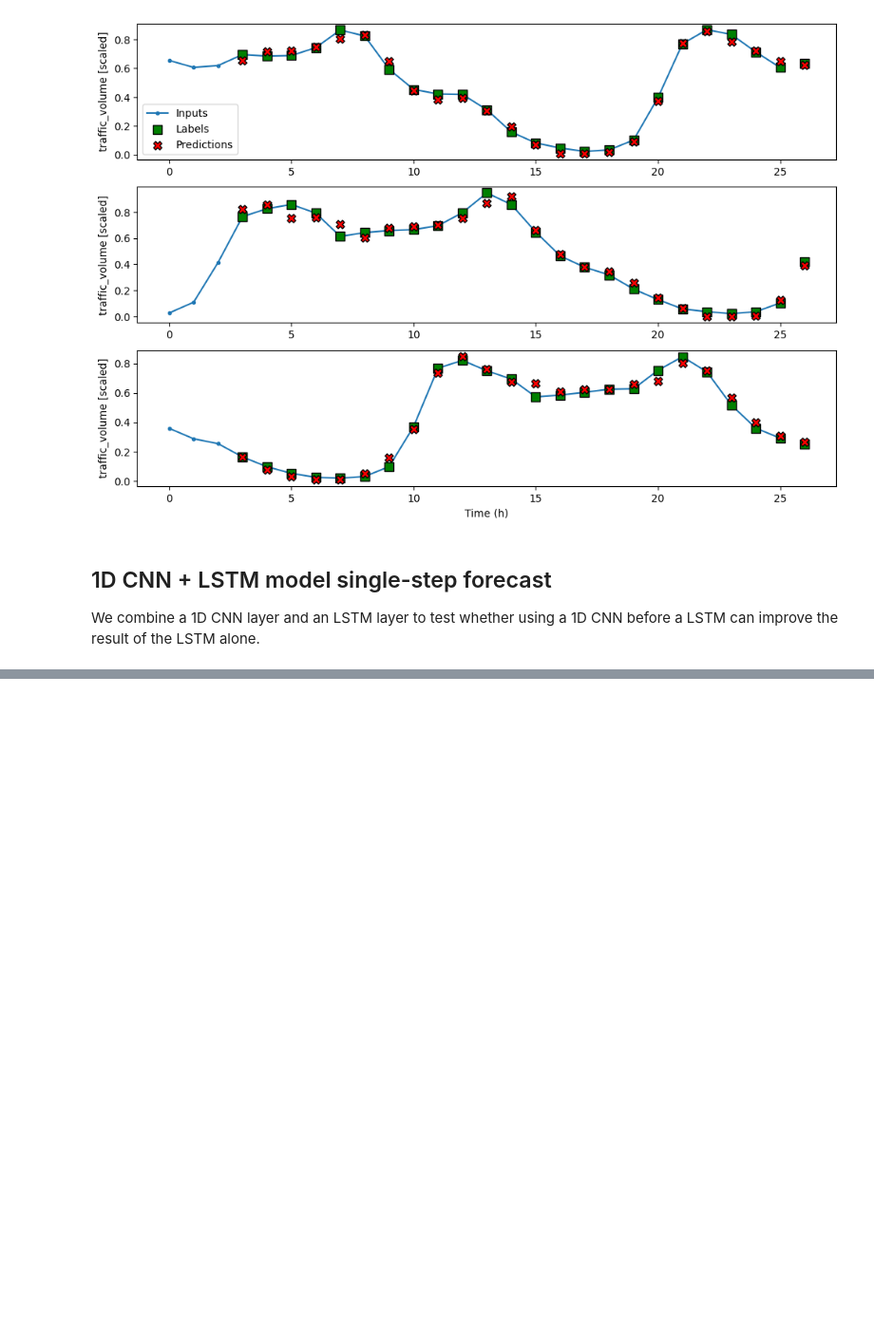
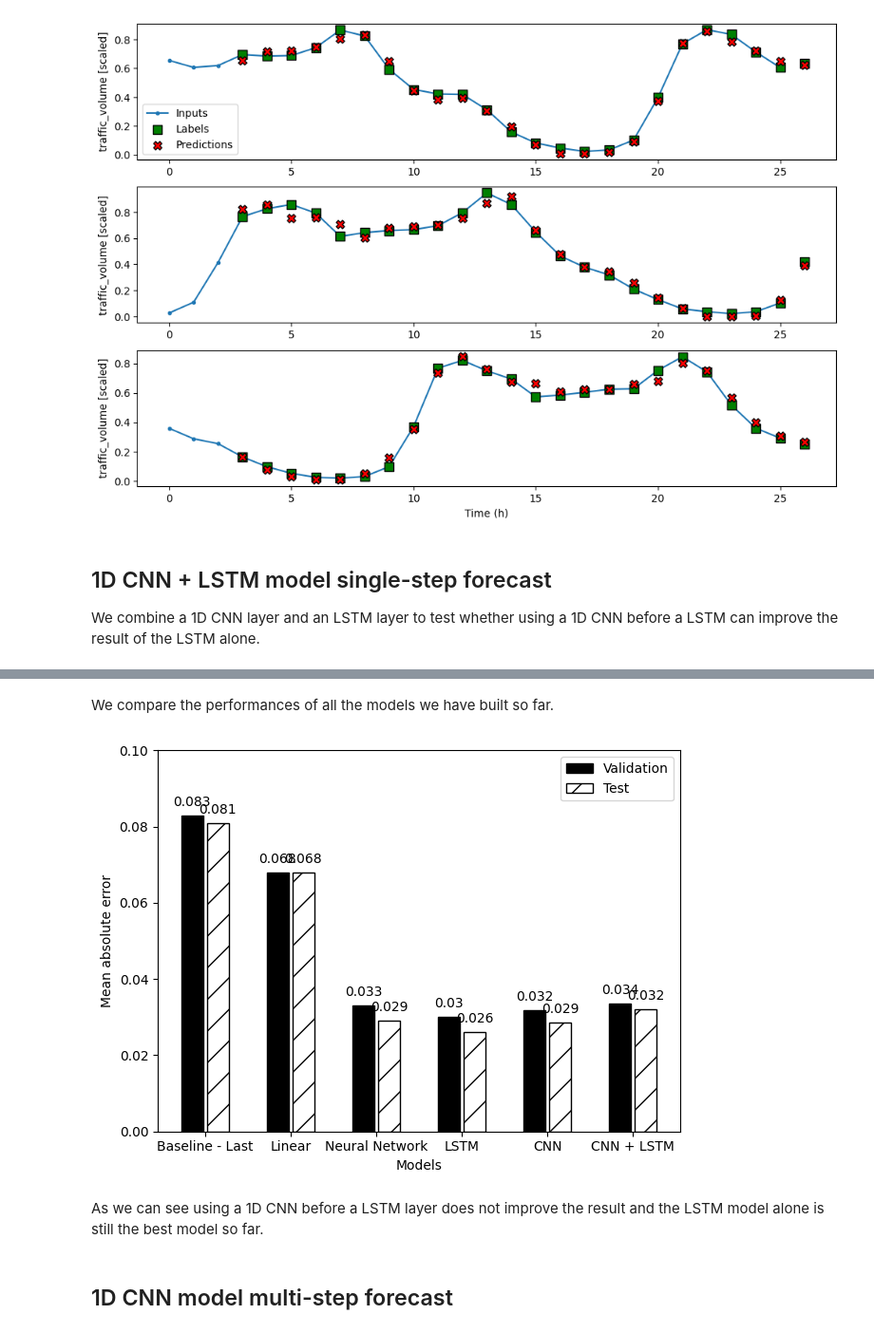
Before and after one commit to luigiselmi/timeseries, a Jupyter notebook: cnn_timeseries.ipynb, the cells around one changed output, grey strips where cells are left out. Shown at 95% size. Cells and saved outputs as stored; diff of their text form; code cells hidden in the pictures; blank space fills up the shorter version.

Commit message:
1D CNN multistep forecast

```diff
--- a/cnn_timeseries.ipynb
+++ b/cnn_timeseries.ipynb
@@ -278,3 +278,12 @@ wide_conv_window.plot(cnn_model)
 # %% [markdown]
 ## 1D CNN + LSTM model single-step forecast
 We combine a 1D CNN layer and an LSTM layer to test whether using a 1D CNN before a LSTM can improve the result of the LSTM alone.
+# %%
+cnn_lstm_model = keras.Sequential([
+    layers.Conv1D(filters=32,
+          kernel_size=(KERNEL_WIDTH,),
+          activation='relu'),
+    layers.LSTM(32, return_sequences=True),
+    # LSTM(32, return_sequences=True),
+    layers.Dense(1)
+])
@@ -280,0 +327,3 @@ We combine a 1D CNN layer and an LSTM layer to test whether using a 1D CNN befor
+# %%
+val_performance['CNN + LSTM'] = cnn_lstm_model.evaluate(conv_window.val)
+performance['CNN + LSTM'] = cnn_lstm_model.evaluate(conv_window.test, verbose=0)
@@ -280,0 +332,34 @@ We combine a 1D CNN layer and an LSTM layer to test whether using a 1D CNN befor
+# %% [markdown]
+We compare the performances of all the models we have built so far.
+# %%
+mae_val = [0.083, 0.068, 0.033, 0.03]
+mae_test = [0.081, 0.068, 0.029, 0.026]
+mae_val.extend([v[1] for v in val_performance.values()])
+mae_test.extend([v[1] for v in performance.values()])
+# %%
+x = np.arange(6)
+
+labels = ['Baseline - Last', 'Linear', 'Neural Network', 'LSTM', 'CNN', 'CNN + LSTM']
+
+fig, ax = plt.subplots()
+ax.bar(x - 0.15, mae_val, width=0.25, color='black', edgecolor='black', label='Validation')
+ax.bar(x + 0.15, mae_test, width=0.25, color='white', edgecolor='black', hatch='/', label='Test')
+ax.set_ylabel('Mean absolute error')
+ax.set_xlabel('Models')
+
+for index, value in enumerate(mae_val):
+    plt.text(x=index - 0.15, y=value+0.0025, s=str(round(value, 3)), ha='center')
+
+for index, value in enumerate(mae_test):
+    plt.text(x=index + 0.15, y=value+0.0025, s=str(round(value, 3)), ha='center')
+
+plt.ylim(0, 0.1)
+plt.xticks(ticks=x, labels=labels)
+plt.legend(loc='best')
+plt.tight_layout()
+# %% [output]
+[figure, added]
+# %% [markdown]
+As we can see using a 1D CNN before a LSTM layer does not improve the result and the LSTM model alone is still the best model so far.
+# %% [markdown]
+## 1D CNN model multi-step forecast
```
Also changed, not shown: parts of 6 cells of this notebook.
